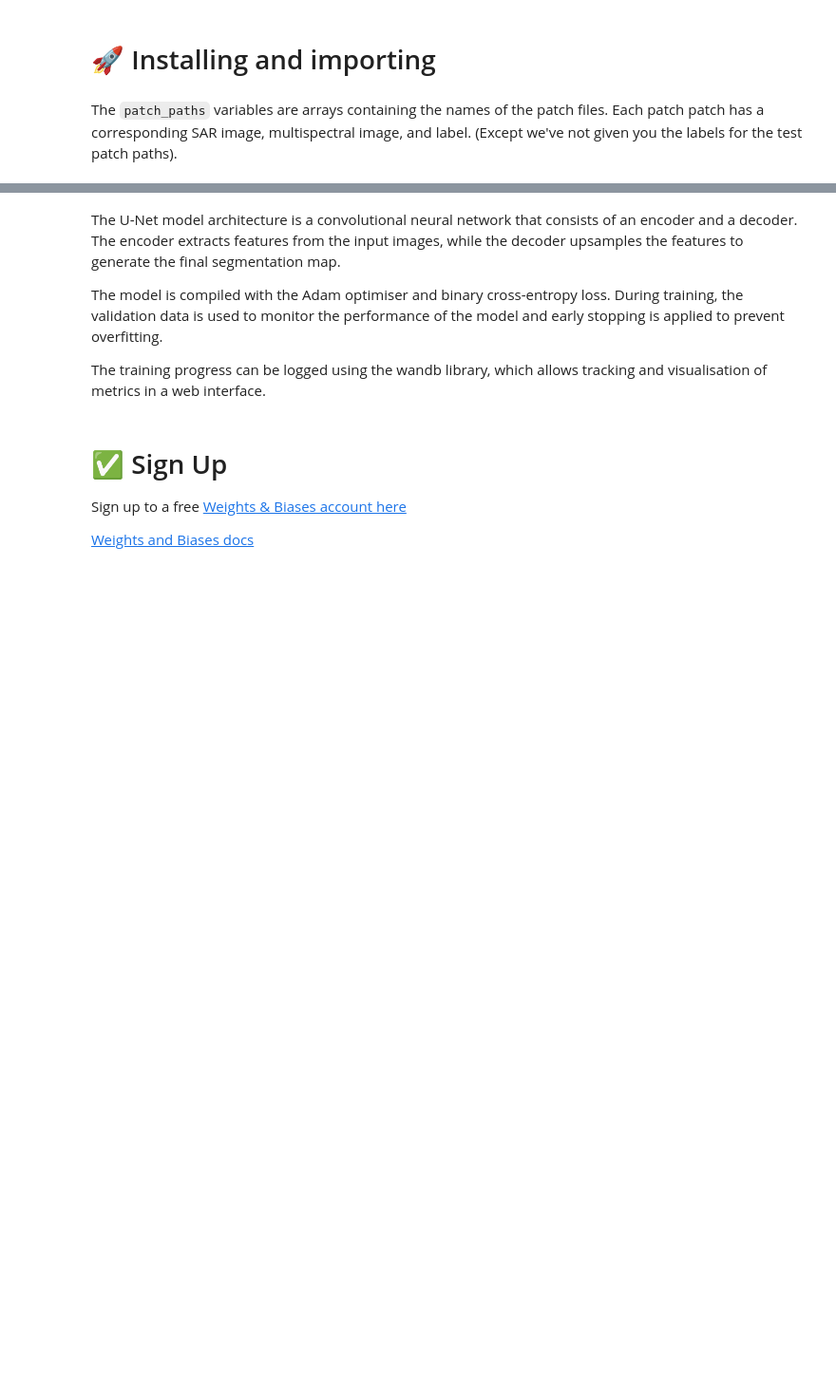
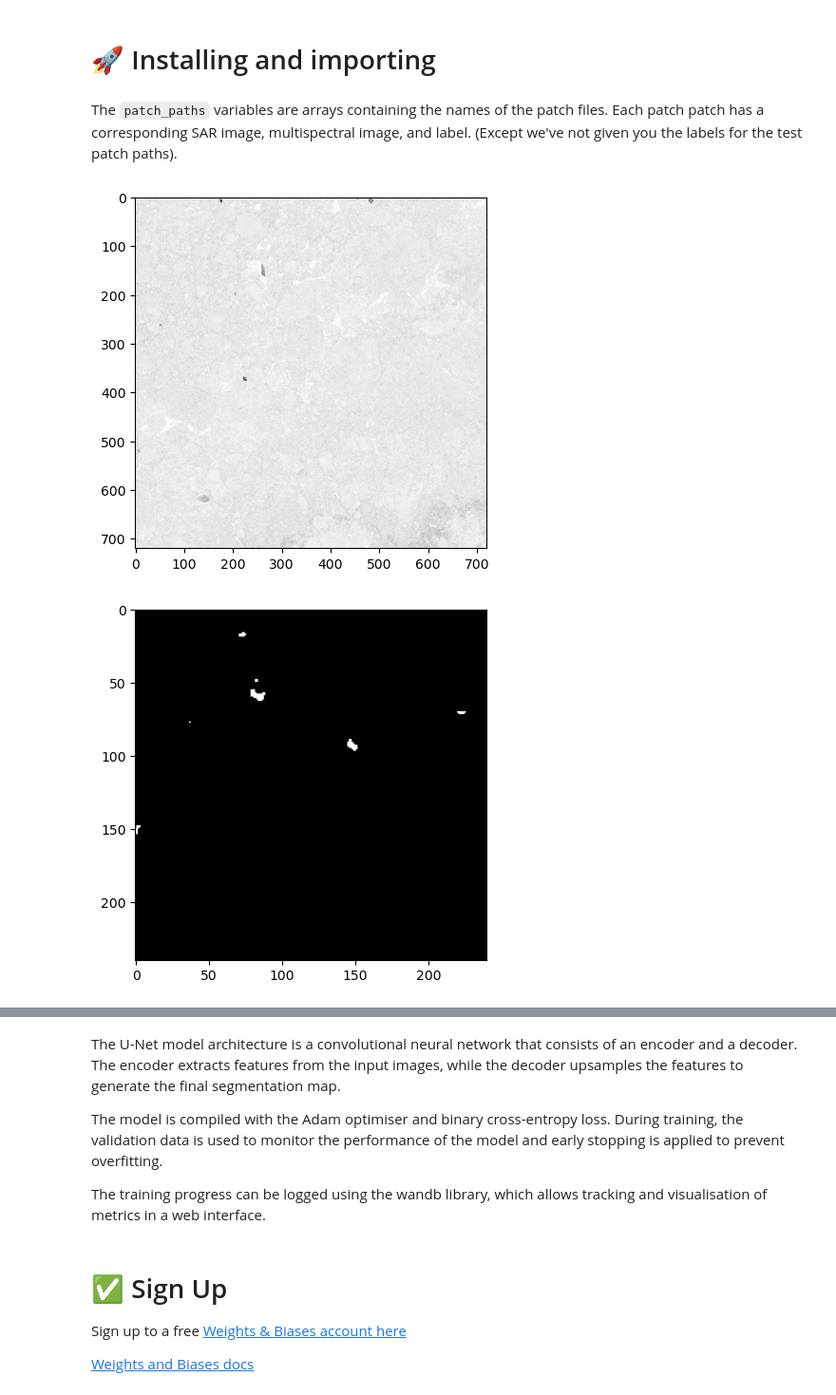
Before and after one commit to oubino/SciML_sea_ice_hackathon_2023, a Jupyter notebook: sciml_hackathon_pytorch.ipynb, the cells around one changed output, grey strips where cells are left out. Shown: that part at 95% size. Cells and saved outputs as stored; diff of their text form; code cells hidden in the pictures; blank space fills up the shorter version.

```diff
--- a/sciml_hackathon_pytorch.ipynb
+++ b/sciml_hackathon_pytorch.ipynb
@@ -39,0 +39,12 @@ def data_augment(sar, ms, label=None):
+# %%
+import matplotlib.pyplot as plt
+plt.imshow(tifffile.imread(DATA_DIR+'/train/'+train_patch_paths[1240]+'_sar.tiff'), cmap='Greys')
+plt.show()
+plt.imshow(tifffile.imread(DATA_DIR+'/train/'+train_patch_paths[1240]+'_ref.tiff'), cmap='Greys')
+plt.show()
+img = tifffile.imread(DATA_DIR+'/train/'+train_patch_paths[1240]+'_vis.tiff')
+plt.imshow(img[:,:,0], cmap = 'Greys')
+plt.show()
+# %% [output]
+[figure, added]
+[figure, added]
```
Also changed, not shown: parts of 9 cells of this notebook.
